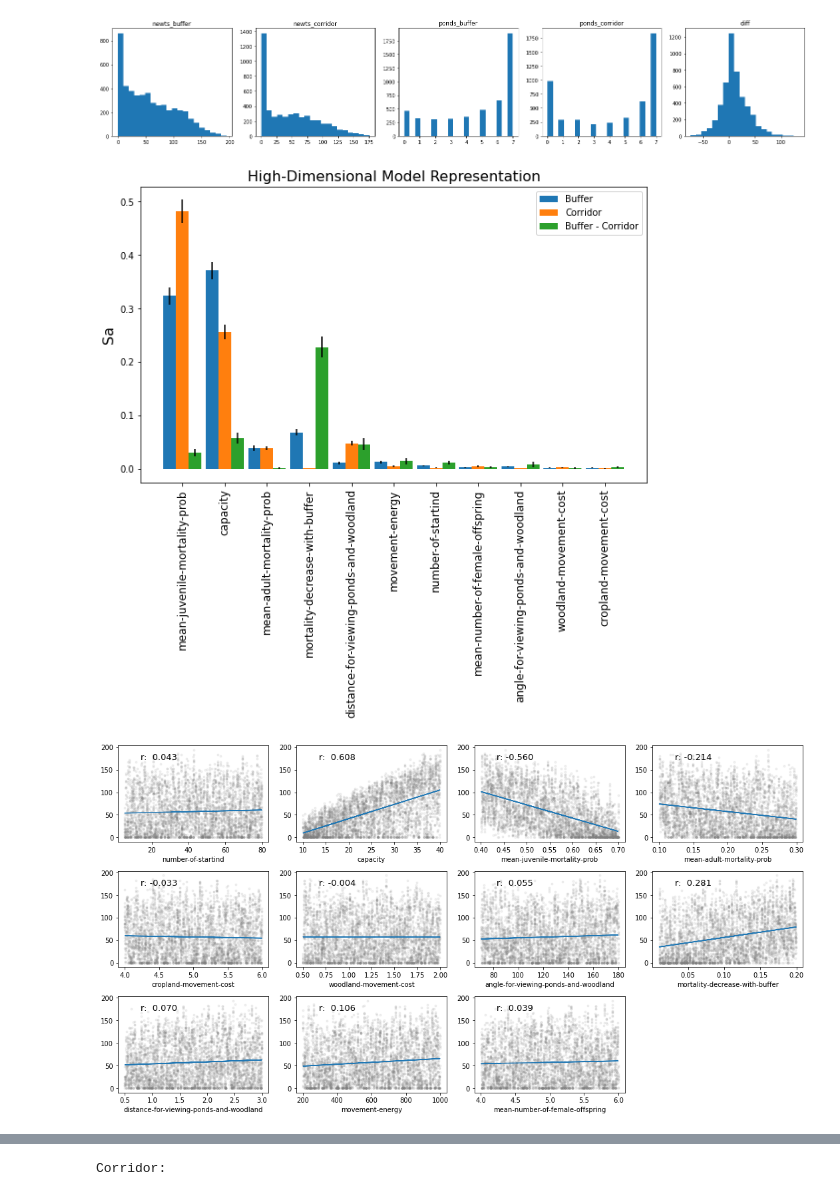
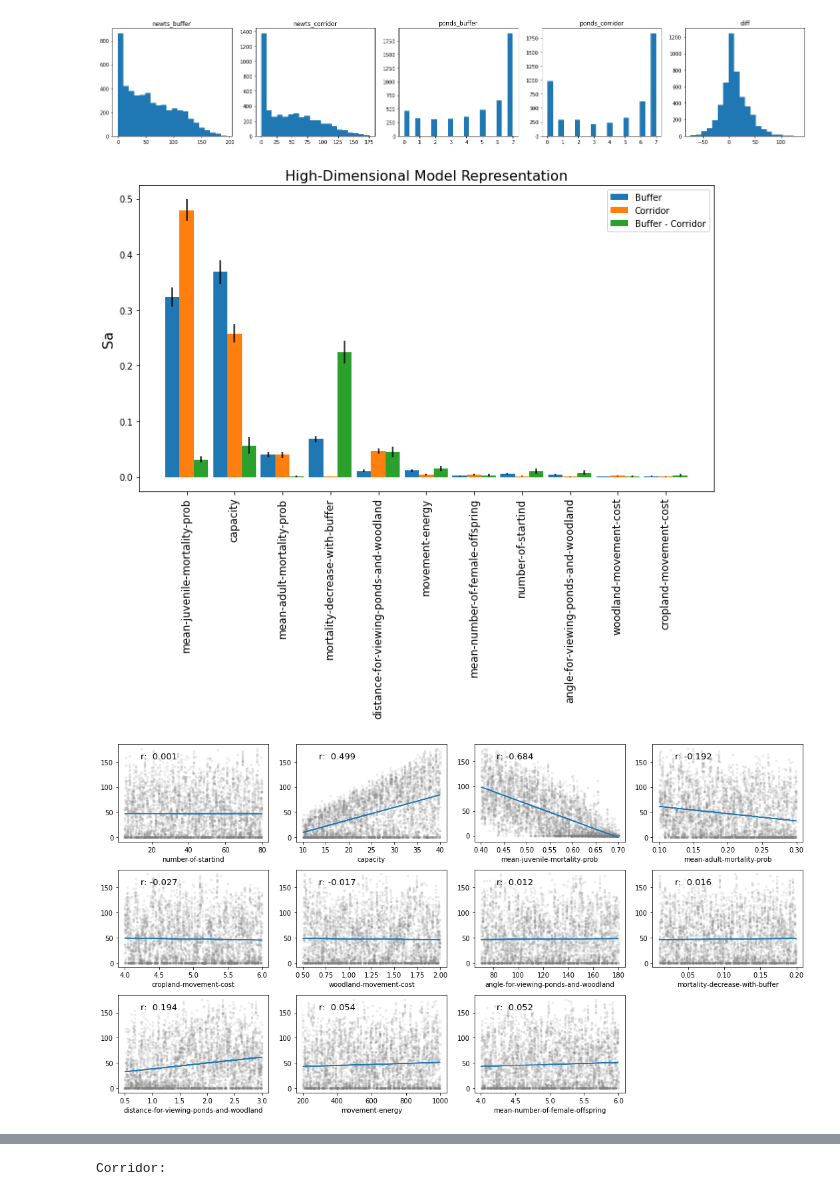
Before and after one commit to FelixNoessler/Buffers-or-corridors-for-great-crested-newts, a Jupyter notebook: model analysis/sensitivity_analysis/4800runs_11parameter/scripts/sensitivity.ipynb, the cells around one changed output, grey strips where cells are left out. Cells and saved outputs as stored; diff of their text form; code cells hidden in the pictures.

```diff
--- a/model analysis/sensitivity_analysis/4800runs_11parameter/scripts/sensitivity.ipynb
+++ b/model analysis/sensitivity_analysis/4800runs_11parameter/scripts/sensitivity.ipynb
@@ -81,27 +81,28 @@ Si_diff = hdmr.analyze(problem, param_values.values, y, print_to_console=False);
 # %%
 temp = np.array([Si_buffer['Sa'][0:11],
                  Si_corridor['Sa'][0:11]]).T
 
 sorted_index = np.argsort(np.mean(temp, axis=1))[::-1]
 
 order_no = 'Sa'
 conf = f'{order_no}_conf'
 
-plt.figure(figsize=(10,6))
+plt.figure(figsize=(10,9))
 plt.bar(np.arange(1,12)-0.3, Si_buffer[order_no][sorted_index][0:11], yerr=Si_buffer[conf][sorted_index][0:11], width=0.3, label='Buffer')
 plt.bar(np.arange(1,12), Si_corridor[order_no][sorted_index][0:11], yerr=Si_corridor[conf][sorted_index][0:11], width=0.3, label='Corridor')
 plt.bar(np.arange(1,12)+0.3, Si_diff[order_no][sorted_index][0:11], yerr=Si_diff[conf][sorted_index][0:11], width=0.3, label='Buffer - Corridor')
 plt.xticks(np.arange(1,12), np.array(Si_buffer['Term'])[sorted_index][0:11], rotation=90, size=12)
 plt.title('High-Dimensional Model Representation', size=16)
 plt.ylabel(order_no, size=16)
 plt.legend()
+plt.tight_layout()
 plt.savefig('../results/hdmr.svg');
 # %% [output]
-[figure, old version]
+[figure, new version]
 # %%
 plt.figure(figsize=(15,8))
 
-scenario = 'buffer'
+scenario = 'corridor'
 
 y = results[f'newts_{scenario}']
 for i in range(11):
@@ -120,9 +121,9 @@ for i in range(11):
     #print(pearson[1])
 
 plt.tight_layout()
-plt.savefig(f'../results/corr_{scenario}.svg')
+plt.savefig(f'../results/corr_{scenario}.png')
 # %% [output]
-[figure, old version]
+[figure, new version]
 # %%
 y = results['newts_buffer'].values
 Si_buffer = sobol.analyze(problem, y, calc_second_order=True, print_to_console=False)
```
Also changed, not shown: parts of 1 cell of this notebook, 17 other files.
